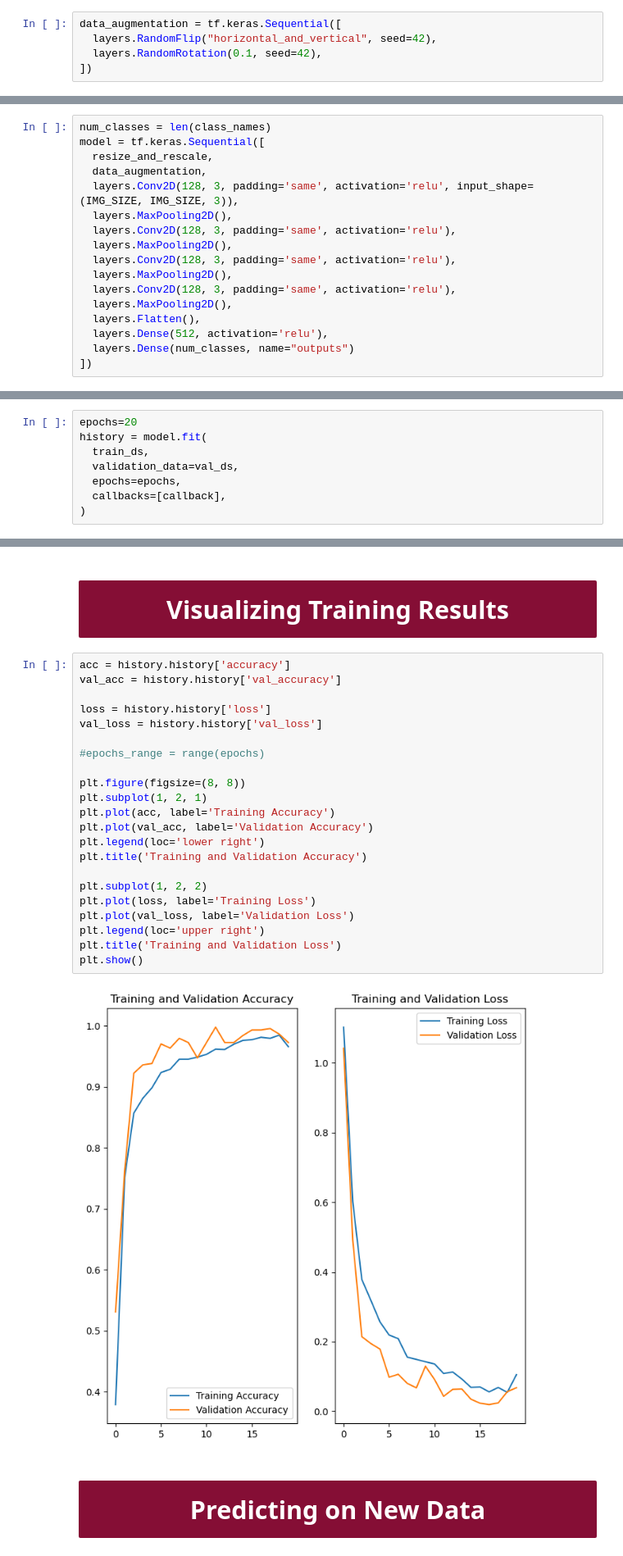
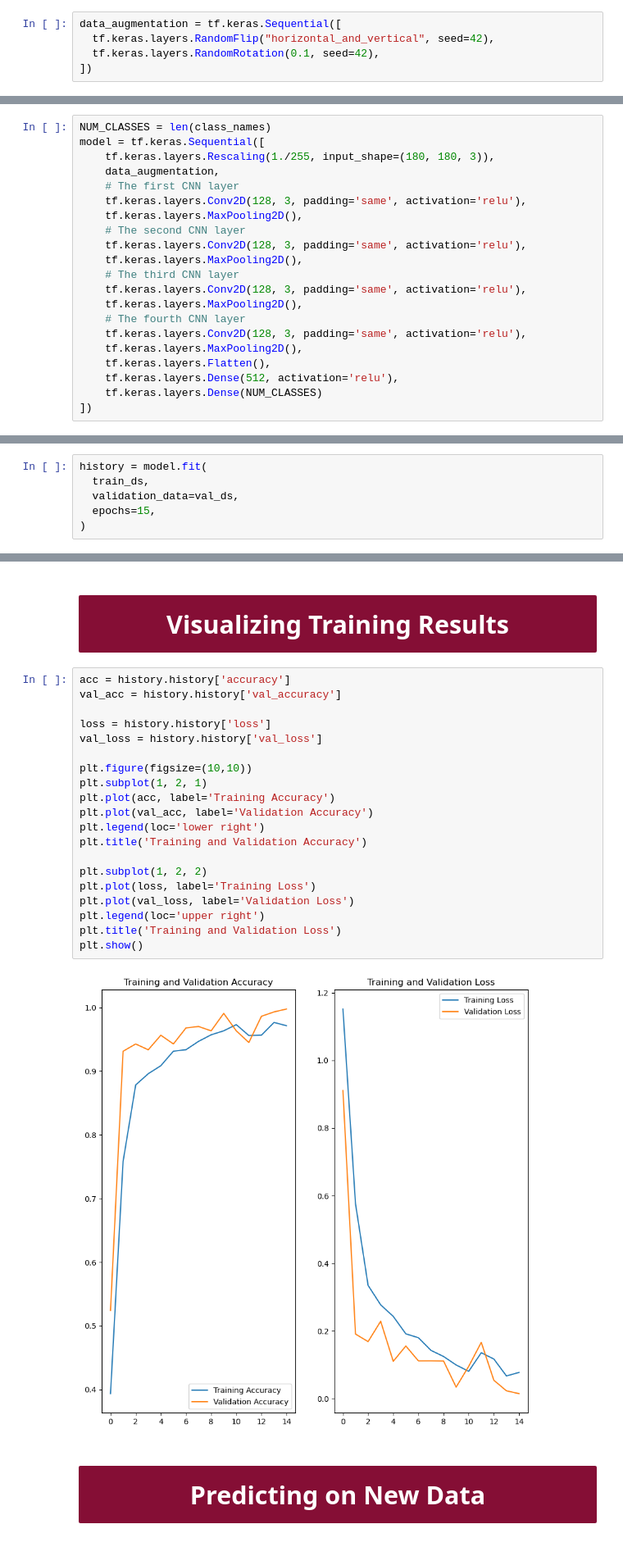
Before and after one commit to TirendazAcademy/Deep-Learning-with-TensorFlow, a Jupyter notebook: Rock-Paper-Scissors-with-Tensorflow.ipynb, the cells around one changed output, grey strips where cells are left out. Shown at 82% size. Drawn from its saved outputs; the diff is of its cells as text.

```diff
--- a/Rock-Paper-Scissors-with-Tensorflow.ipynb
+++ b/Rock-Paper-Scissors-with-Tensorflow.ipynb
@@ -141,6 +120,6 @@ _ = plt.imshow(result)
 # <b><div style='padding:15px;background-color:#850E35;color:white;border-radius:2px;font-size:110%;text-align: center'>Data Augmentation </div></b>
 # %%
 data_augmentation = tf.keras.Sequential([
-  layers.RandomFlip("horizontal_and_vertical", seed=42),
-  layers.RandomRotation(0.1, seed=42),
+  tf.keras.layers.RandomFlip("horizontal_and_vertical", seed=42),
+  tf.keras.layers.RandomRotation(0.1, seed=42),
 ])
@@ -161,19 +137,23 @@ for images, _ in train_ds.take(1):
 <a id='building'></a>
 # <b><div style='padding:15px;background-color:#850E35;color:white;border-radius:2px;font-size:110%;text-align: center'>Building the Model</div></b>
 # %%
-num_classes = len(class_names)
+NUM_CLASSES = len(class_names)
 model = tf.keras.Sequential([
-  resize_and_rescale,
-  data_augmentation,
-  layers.Conv2D(128, 3, padding='same', activation='relu', input_shape=(IMG_SIZE, IMG_SIZE, 3)),
-  layers.MaxPooling2D(),
-  layers.Conv2D(128, 3, padding='same', activation='relu'),
-  layers.MaxPooling2D(),
-  layers.Conv2D(128, 3, padding='same', activation='relu'),
-  layers.MaxPooling2D(),
-  layers.Conv2D(128, 3, padding='same', activation='relu'),
-  layers.MaxPooling2D(),
-  layers.Flatten(),
-  layers.Dense(512, activation='relu'),
-  layers.Dense(num_classes, name="outputs")
+    tf.keras.layers.Rescaling(1./255, input_shape=(180, 180, 3)),
+    data_augmentation,
+    # The first CNN layer
+    tf.keras.layers.Conv2D(128, 3, padding='same', activation='relu'),
+    tf.keras.layers.MaxPooling2D(),
+    # The second CNN layer
+    tf.keras.layers.Conv2D(128, 3, padding='same', activation='relu'),
+    tf.keras.layers.MaxPooling2D(),
+    # The third CNN layer
+    tf.keras.layers.Conv2D(128, 3, padding='same', activation='relu'),
+    tf.keras.layers.MaxPooling2D(),
+    # The fourth CNN layer
+    tf.keras.layers.Conv2D(128, 3, padding='same', activation='relu'),
+    tf.keras.layers.MaxPooling2D(),
+    tf.keras.layers.Flatten(),
+    tf.keras.layers.Dense(512, activation='relu'),
+    tf.keras.layers.Dense(NUM_CLASSES)
 ])
@@ -211,9 +184,7 @@ callback = tf.keras.callbacks.EarlyStopping(monitor='val_loss', patience=3)
 # %%
-epochs=20
 history = model.fit(
   train_ds,
   validation_data=val_ds,
-  epochs=epochs,
-  callbacks=[callback],
+  epochs=15,
 )
 # %% [output]
@@ -240,27 +211,25 @@ Epoch 20/20
 # %%
 acc = history.history['accuracy']
 val_acc = history.history['val_accuracy']
 
 loss = history.history['loss']
 val_loss = history.history['val_loss']
 
-#epochs_range = range(epochs)
-
-plt.figure(figsize=(8, 8))
+plt.figure(figsize=(10,10))
 plt.subplot(1, 2, 1)
 plt.plot(acc, label='Training Accuracy')
 plt.plot(val_acc, label='Validation Accuracy')
 plt.legend(loc='lower right')
 plt.title('Training and Validation Accuracy')
 
 plt.subplot(1, 2, 2)
 plt.plot(loss, label='Training Loss')
 plt.plot(val_loss, label='Validation Loss')
 plt.legend(loc='upper right')
 plt.title('Training and Validation Loss')
 plt.show()
 # %% [output]
-[figure, old version]
+[figure, new version]
 # %% [markdown]
 <a id='predicting'></a>
 # <b><div style='padding:15px;background-color:#850E35;color:white;border-radius:2px;font-size:110%;text-align: center'>Predicting on New Data</div></b>
```
Also changed, not shown: parts of 22 cells of this notebook.
